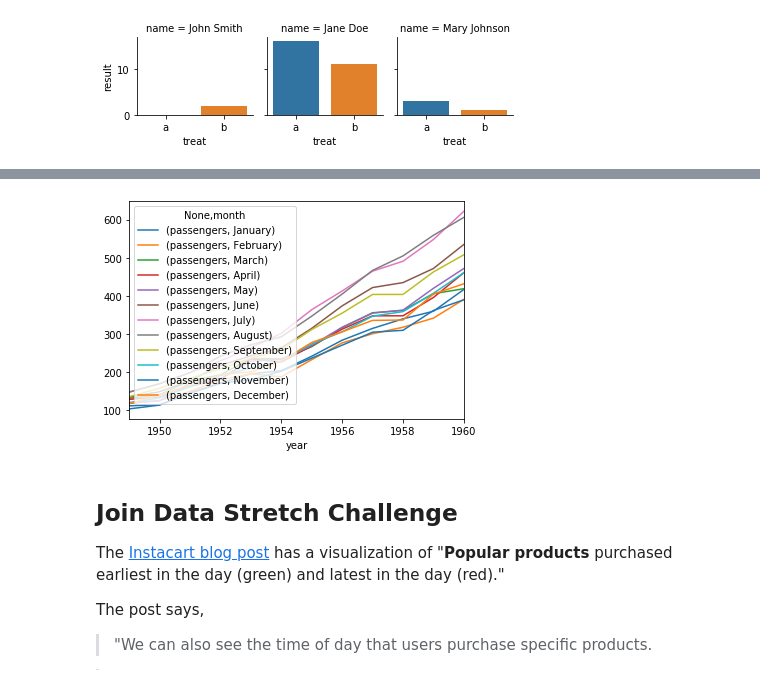
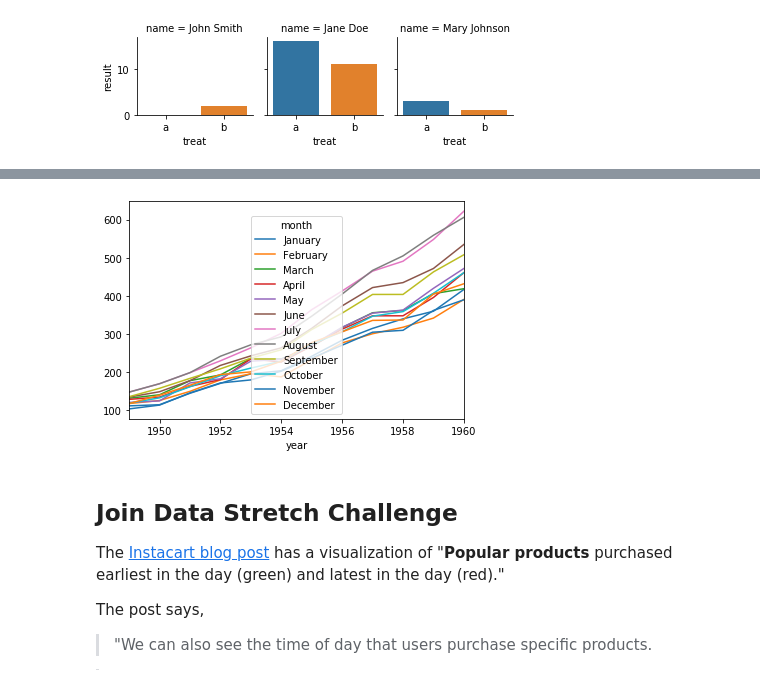
Before and after one commit to ivaben/DS-Unit-1-Sprint-1-Data-Wrangling-and-Storytelling, a Jupyter notebook: module3-join-and-reshape-data/LS_DS_113_Join_and_Reshape_Data_Assignment.ipynb, the cells around one changed output, grey strips where cells are left out. Saved outputs shown, nothing was run; the diff lists cells and outputs as text; code cells hidden in the pictures.

```diff
--- a/module3-join-and-reshape-data/LS_DS_113_Join_and_Reshape_Data_Assignment.ipynb
+++ b/module3-join-and-reshape-data/LS_DS_113_Join_and_Reshape_Data_Assignment.ipynb
@@ -418,8 +433,9 @@ flights = sns.load_dataset('flights')
 # %%
 flights.pivot_table(index='year',
-                   columns='month').plot();
+                   columns='month',
+                    values = 'passengers').plot();
 # %% [output]
-[figure, old version]
+[figure, new version]
 # %% [markdown]
 ## Join Data Stretch Challenge
 
```
Also changed, not shown: parts of 1 cell of this notebook.
